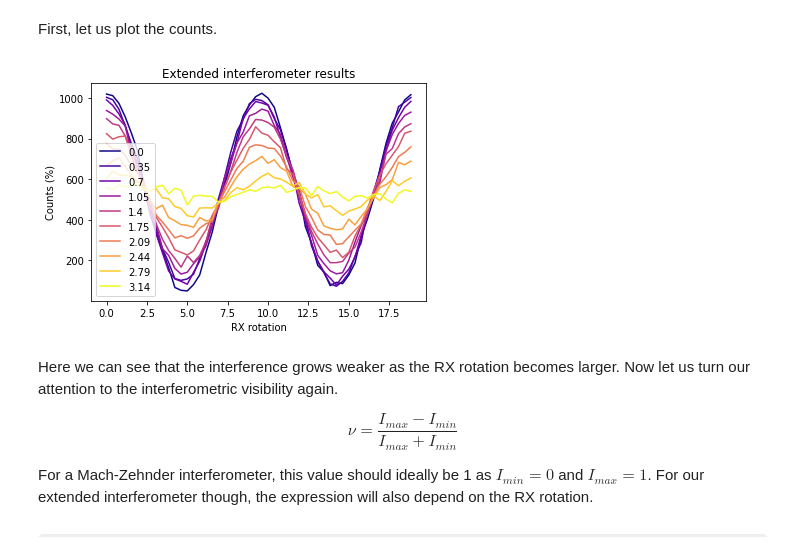
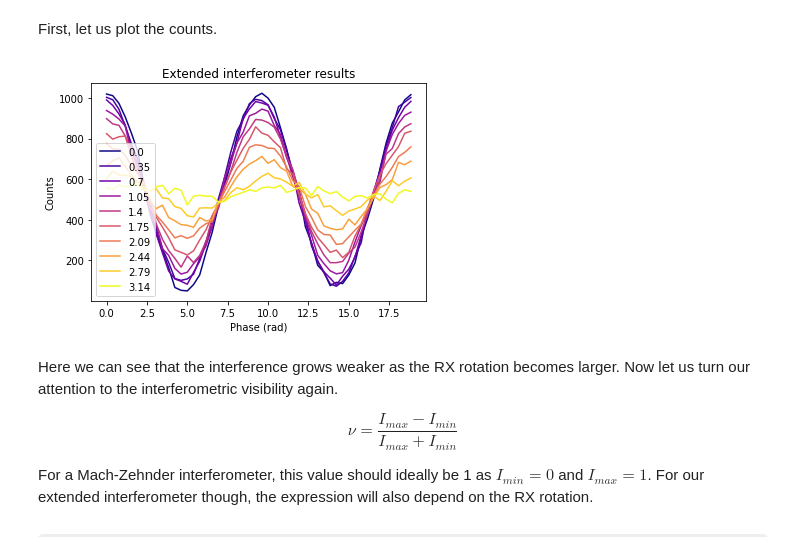
Before and after one commit to PeterSidajaya/PC5228-analysis, a Jupyter notebook: PC5228_analysis_extended.ipynb, the cells around one changed output. Saved outputs shown, nothing was run; the diff lists cells and outputs as text; code cells hidden in the pictures; some formulas as TeX source.

```diff
--- a/PC5228_analysis_extended.ipynb
+++ b/PC5228_analysis_extended.ipynb
@@ -12,25 +12,25 @@ First, let us plot the counts.
 # %%
 phase_steps = 50
 rot_steps = 10
 phases = np.linspace(0, 6*np.pi, num=phase_steps)
 rots = np.linspace(0, np.pi, num=rot_steps)
 
 cmap = matplotlib.cm.get_cmap('plasma')
 data = np.ndarray((rot_steps, phase_steps, 2))
 
 for i in range(rot_steps):
     data[i,:,:] = np.loadtxt('data_extended//data_{}.txt'.format(i))
     rot = rots[i]
     rgba = cmap(rot/np.pi)
     plt.plot(phases, data[i,:,0], color=rgba, label=round(rot,2))
 
 plt.title('Extended interferometer results')
-plt.xlabel('RX rotation')
-plt.ylabel('Counts (%)')
+plt.xlabel('Phase (rad)')
+plt.ylabel('Counts')
 plt.legend(loc='best')
 plt.show()
 # %% [output]
-[figure, old version]
+[figure, new version]
 # %% [markdown]
 Here we can see that the interference grows weaker as the RX rotation becomes larger. Now let us turn our attention to the interferometric visibility again.
 
```
Also changed, not shown: parts of 1 cell of this notebook, 1 other file.
